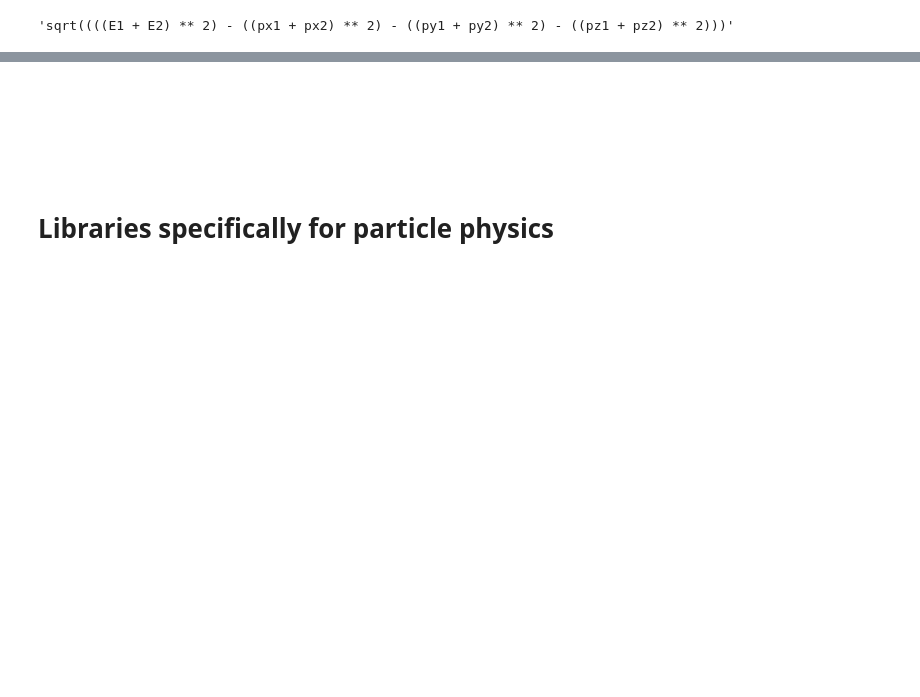
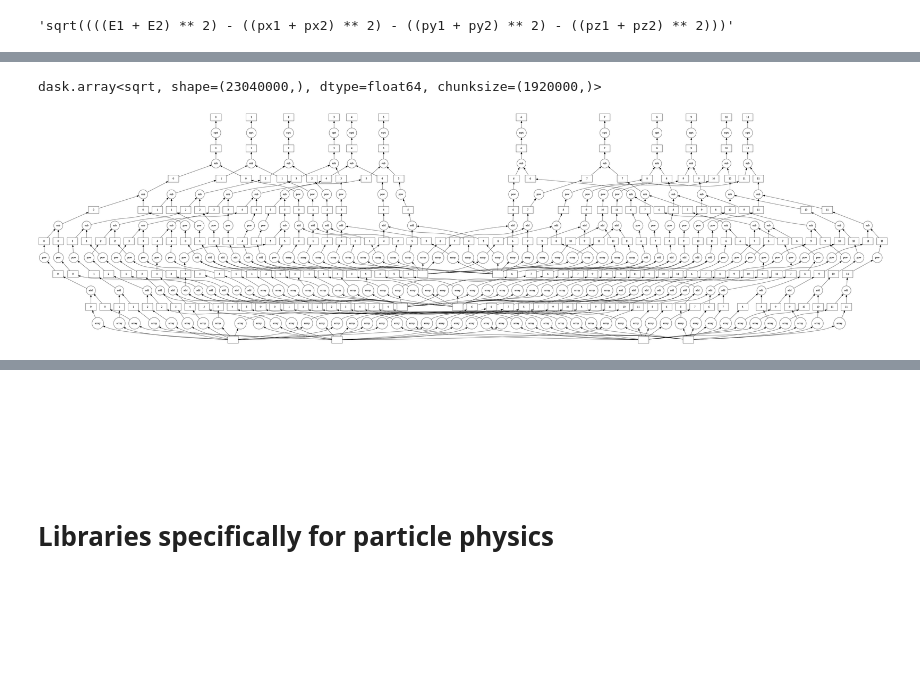
Before and after one commit to jpivarski-talks/2019-05-28-lpchats-numpy-uproot-awkward, a Jupyter notebook: 02-scientific-python.ipynb, the cells around one changed output, grey strips where cells are left out. Drawn from its saved outputs; the diff is of its cells as text; code cells hidden in the pictures; blank space fills up the shorter version.

```diff
--- a/02-scientific-python.ipynb
+++ b/02-scientific-python.ipynb
@@ -429,0 +479,19 @@ masses = numba_calculate_ufunc(E1, E2, px1, px2, py1, py2, pz1, pz2)
+# %%
+# The Dask way: accumulate a graph of steps in the calculation to parallelize (possibly remote)
+
+import dask.array
+
+for n in "E1", "E2", "px1", "px2", "py1", "py2", "pz1", "pz2":
+    exec(f"{n}_dask = dask.array.from_array({n}, chunks=len(E1)/12)")
+
+def dask_calculate(E1, E2, px1, px2, py1, py2, pz1, pz2):
+    return numpy.sqrt((E1 + E2)**2 - (px1 + px2)**2 - (py1 + py2)**2 - (pz1 + pz2)**2)
+
+masses = dask_calculate(E1_dask, E2_dask, px1_dask, px2_dask, py1_dask, py2_dask, pz1_dask, pz2_dask)
+masses
+# %% [output]
+dask.array<sqrt, shape=(23040000,), dtype=float64, chunksize=(1920000,)>
+# %%
+masses.visualize()
+# %% [output]
+[figure, added]
```
Also changed, not shown: parts of 33 cells of this notebook, 6 other files.
